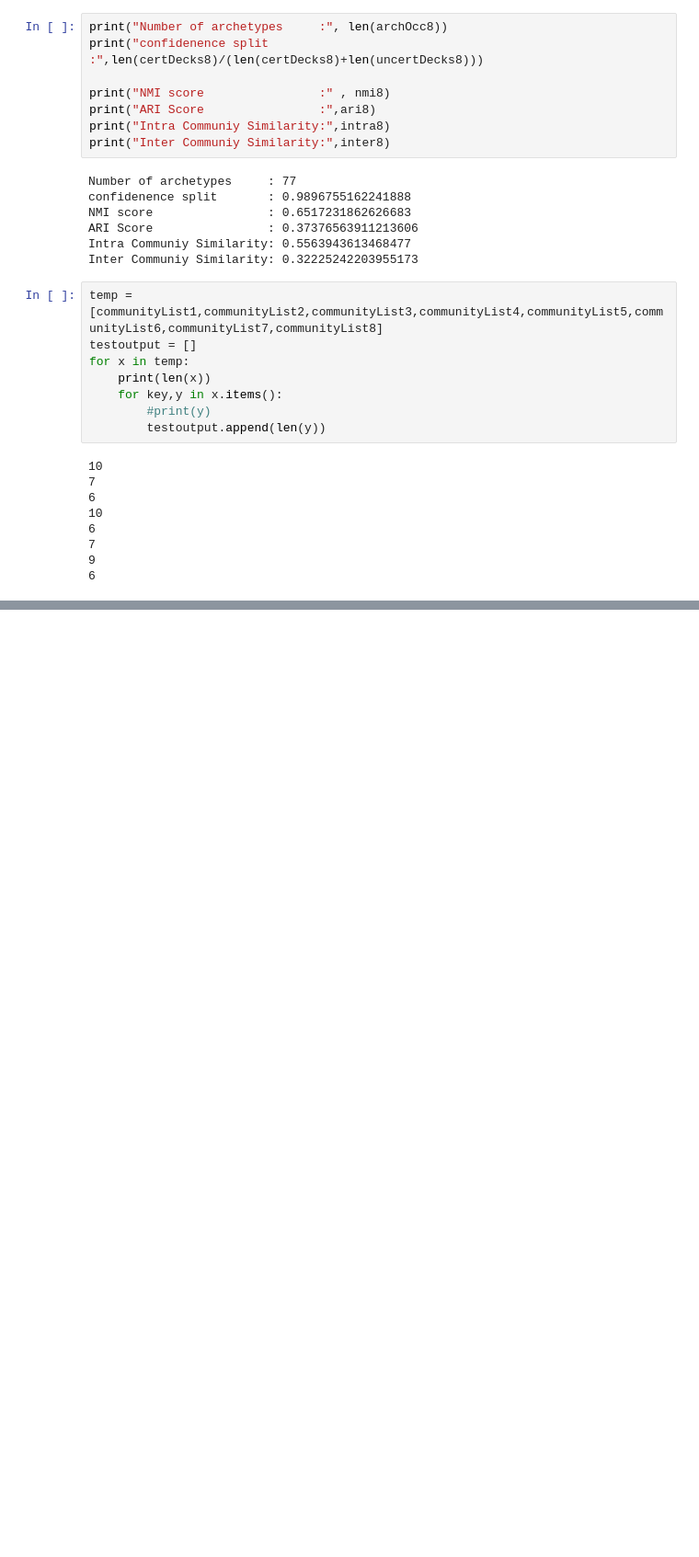
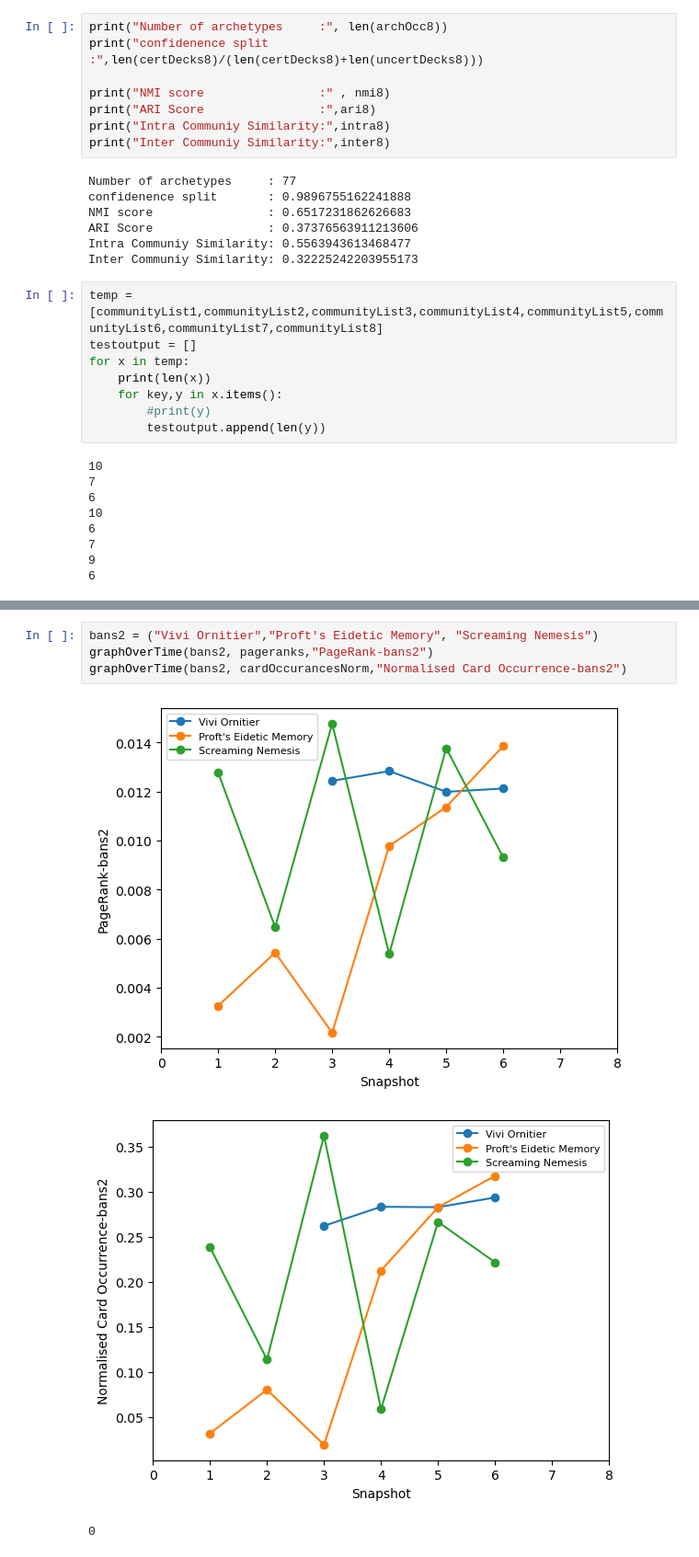
Before and after one commit to Liam-Caffrey/Capstone-Project, a Jupyter notebook: CapstoneProject.ipynb, the cells around one changed output, grey strips where cells are left out. Shown at 92% size. Cells and saved outputs as stored; diff of their text form; blank space fills up the shorter version.

```diff
--- a/CapstoneProject.ipynb
+++ b/CapstoneProject.ipynb
@@ -2647,0 +2770,8 @@ print(len(temp))
+# %%
+bans2 = ("Vivi Ornitier","Proft's Eidetic Memory", "Screaming Nemesis")
+graphOverTime(bans2, pageranks,"PageRank-bans2")
+graphOverTime(bans2, cardOccurancesNorm,"Normalised Card Occurrence-bans2")
+# %% [output]
+[figure, new version]
+[figure, new version]
+0
```
Also changed, not shown: parts of 43 cells of this notebook.
